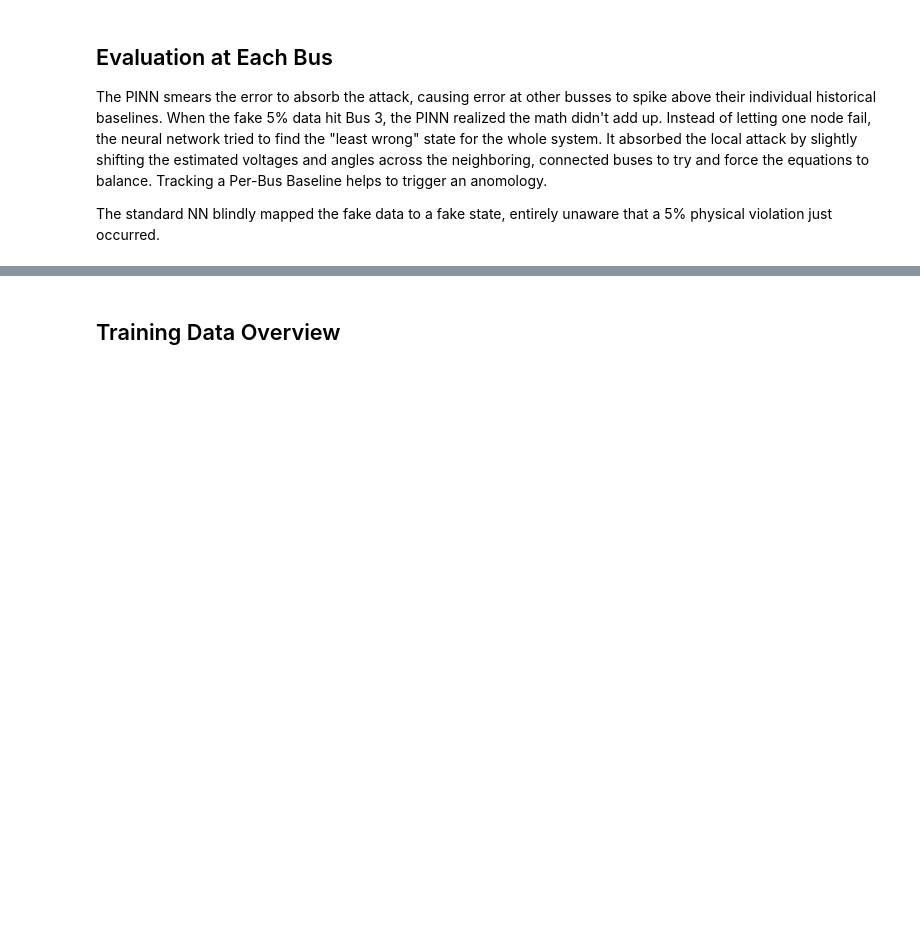
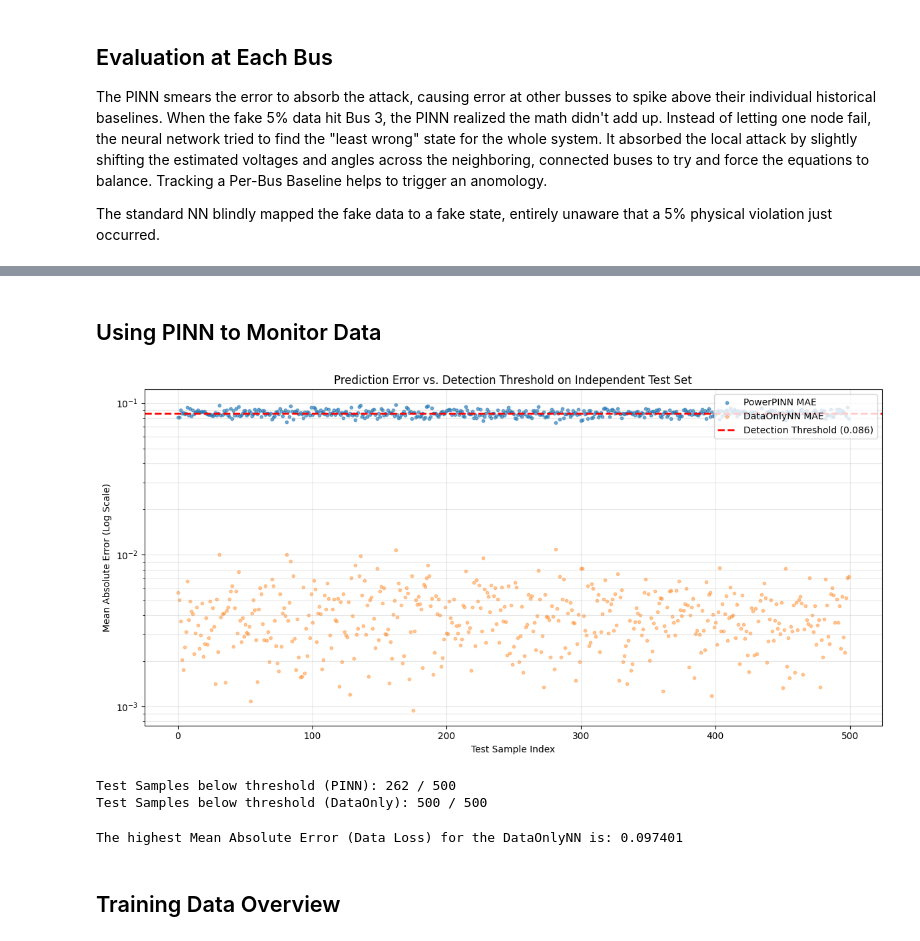
Before and after one commit to MangoCode13/PowerPINN, a Jupyter notebook: PINN.ipynb, the cells around one changed output, grey strips where cells are left out. Cells and saved outputs as stored; diff of their text form; code cells hidden in the pictures; blank space fills up the shorter version.

```diff
--- a/PINN.ipynb
+++ b/PINN.ipynb
@@ -611,3 +894,53 @@ print(f'DataOnlyNN Bus 3 residual change: {data_attack_bus[attack_bus-1] - data_
+# %% [markdown]
+## Using PINN to Monitor Data
+# %%
+import torch
+import matplotlib.pyplot as plt
+import numpy as np
+
+# 1. Calculate Per-Sample MAE for both models on the test set
+model.eval()
+model_data_only.eval()
+
+with torch.no_grad():
+    # PowerPINN errors
+    y_pred_pinn = model(X_test)
+    mae_pinn = torch.mean(torch.abs(y_pred_pinn - Y_test), dim=1).cpu().numpy()
+
+    # DataOnlyNN errors
+    y_pred_data = model_data_only(X_test)
+    mae_data = torch.mean(torch.abs(y_pred_data - Y_test), dim=1).cpu().numpy()
+
+# 2. Plotting the error distribution
+plt.figure(figsize=(12, 6))
+sample_range = np.arange(len(mae_pinn))
+
+plt.scatter(sample_range, mae_pinn, alpha=0.6, label='PowerPINN MAE', s=10, color='tab:blue')
+plt.scatter(sample_range, mae_data, alpha=0.4, label='DataOnlyNN MAE', s=10, color='tab:orange')
+
+# 3. Add the threshold line
+plt.axhline(y=0.086, color='red', linestyle='--', linewidth=2, label='Detection Threshold (0.086)')
+
+plt.yscale('log')
+plt.xlabel('Test Sample Index')
+plt.ylabel('Mean Absolute Error (Log Scale)')
+plt.title('Prediction Error vs. Detection Threshold on Independent Test Set')
+plt.legend(loc='upper right')
+plt.grid(True, which="both", alpha=0.3)
+plt.tight_layout()
+plt.show()
+
+print(f"Test Samples below threshold (PINN): {np.sum(mae_pinn < 0.086)} / {len(mae_pinn)}")
+print(f"Test Samples below threshold (DataOnly): {np.sum(mae_data < 0.086)} / {len(mae_data)}")
+# %% [output]
+[figure, added]
+Test Samples below threshold (PINN): 262 / 500
+Test Samples below threshold (DataOnly): 500 / 500
+# %%
+max_mae_pinn = np.max(mae_pinn)
+print(f'The highest Mean Absolute Error (Data Loss) for the DataOnlyNN is: {max_mae_pinn:.6f}')
+# %% [output]
+The highest Mean Absolute Error (Data Loss) for the DataOnlyNN is: 0.097401
 # %% [markdown]
 ## Training Data Overview
 # %%
```
Also changed, not shown: parts of 23 cells of this notebook.
